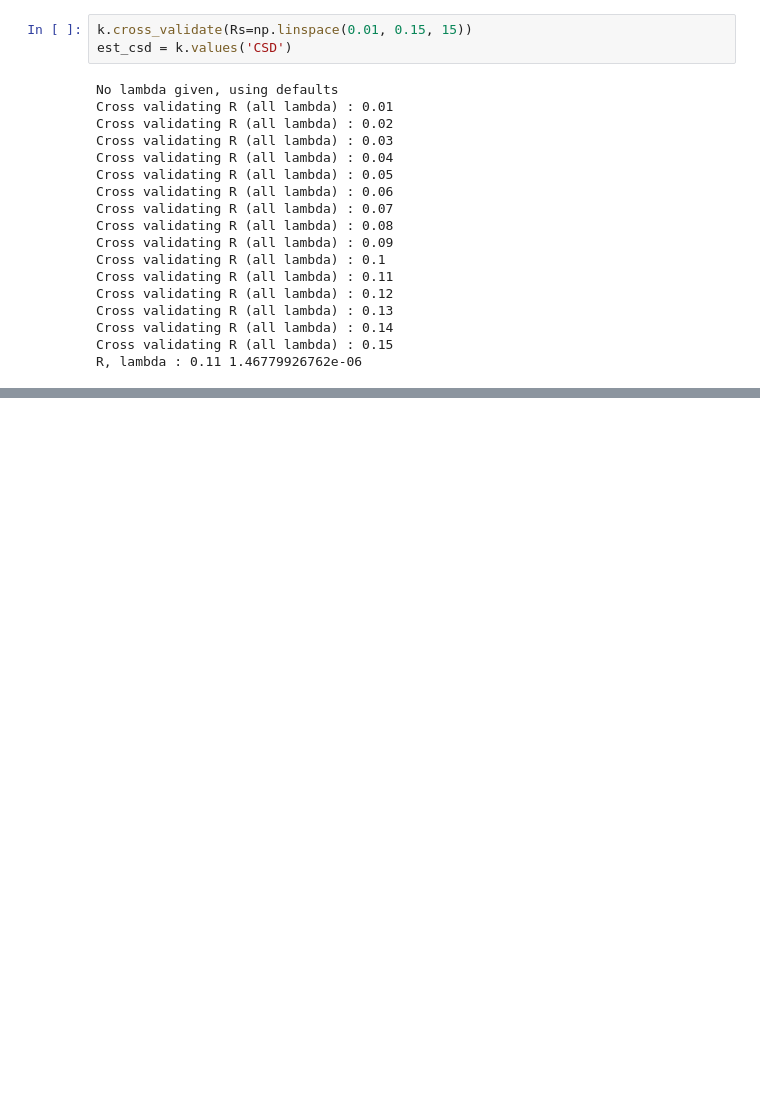
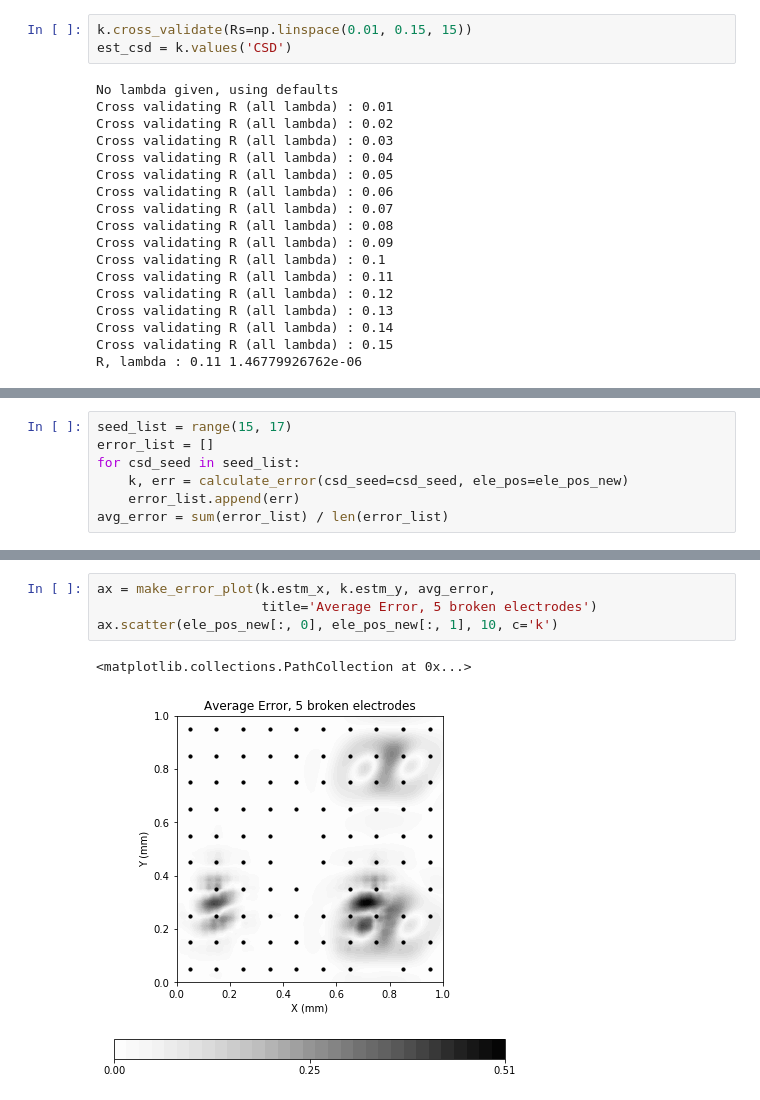
Before and after one commit to Neuroinflab/kCSD-python, a Jupyter notebook: tutorials/tutorial_basic.ipynb, the cells around one changed output, grey strips where cells are left out. Drawn from its saved outputs; the diff is of its cells as text; blank space fills up the shorter version.

```diff
--- a/tutorials/tutorial_basic.ipynb
+++ b/tutorials/tutorial_basic.ipynb
@@ -159,0 +333,7 @@ make_plot(k.estm_x, k.estm_y, est_csd[:, :, 0],
+# %%
+seed_list = range(15, 17)
+error_list = []
+for csd_seed in seed_list:
+    k, err = calculate_error(csd_seed=csd_seed, ele_pos=ele_pos_new)
+    error_list.append(err)
+avg_error = sum(error_list) / len(error_list)
@@ -159,0 +362,7 @@ make_plot(k.estm_x, k.estm_y, est_csd[:, :, 0],
+# %%
+ax = make_error_plot(k.estm_x, k.estm_y, avg_error,
+                     title='Average Error, 5 broken electrodes')
+ax.scatter(ele_pos_new[:, 0], ele_pos_new[:, 1], 10, c='k')
+# %% [output]
+<matplotlib.collections.PathCollection at 0x...>
+[figure, added]
```
Also changed, not shown: parts of 41 cells of this notebook.
